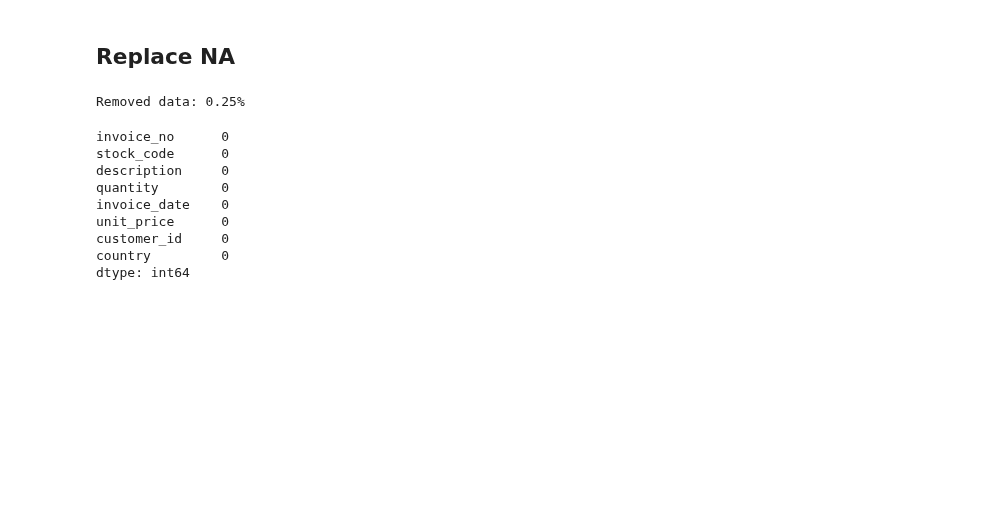
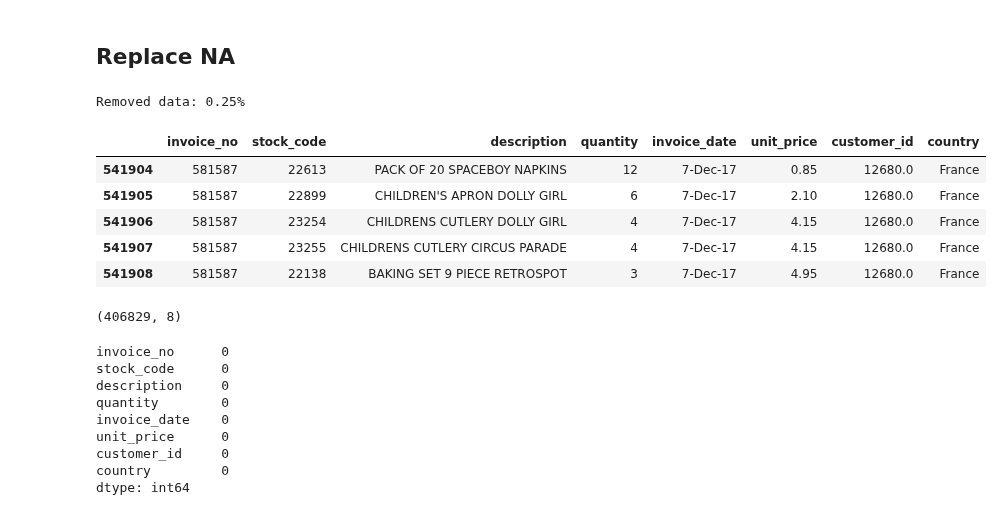
Before and after one commit to nortonvanz/Fidelity-Program, a Jupyter notebook: notebooks/1.0-nmv-end-to-end-fidelity-program-clustering.ipynb, the cells around one changed output. Drawn from its saved outputs; the diff is of its cells as text; code cells hidden in the pictures; blank space fills up the shorter version.

```diff
--- a/notebooks/1.0-nmv-end-to-end-fidelity-program-clustering.ipynb
+++ b/notebooks/1.0-nmv-end-to-end-fidelity-program-clustering.ipynb
@@ -288,3 +287,12 @@ df1 = df1.dropna( subset=['description','customer_id'] )
 print (f'Removed data: { 1-(df1.shape[0] / df_raw.shape[0]):.2f}%')
 # %% [output]
 Removed data: 0.25%
+# %%
+df1.tail()
+# %% [output]
+|  | invoice_no | stock_code | description | quantity | invoice_date | unit_price | customer_id | country |
+| 541904 | 581587 | 22613 | PACK OF 20 SPACEBOY NAPKINS | 12 | 7-Dec-17 | 0.85 | 12680.0 | France |
+| 541905 | 581587 | 22899 | CHILDREN'S APRON DOLLY GIRL | 6 | 7-Dec-17 | 2.10 | 12680.0 | France |
+| 541906 | 581587 | 23254 | CHILDRENS CUTLERY DOLLY GIRL | 4 | 7-Dec-17 | 4.15 | 12680.0 | France |
+| 541907 | 581587 | 23255 | CHILDRENS CUTLERY CIRCUS PARADE | 4 | 7-Dec-17 | 4.15 | 12680.0 | France |
+| 541908 | 581587 | 22138 | BAKING SET 9 PIECE RETROSPOT | 3 | 7-Dec-17 | 4.95 | 12680.0 | France |
@@ -291,3 +302,8 @@ Removed data: 0.25%
+# %%
+#new num of rows
+df1.shape
+# %% [output]
+(406829, 8)
 # %%
 #check
 df1.isna().sum()
```
Also changed, not shown: parts of 47 cells of this notebook.
